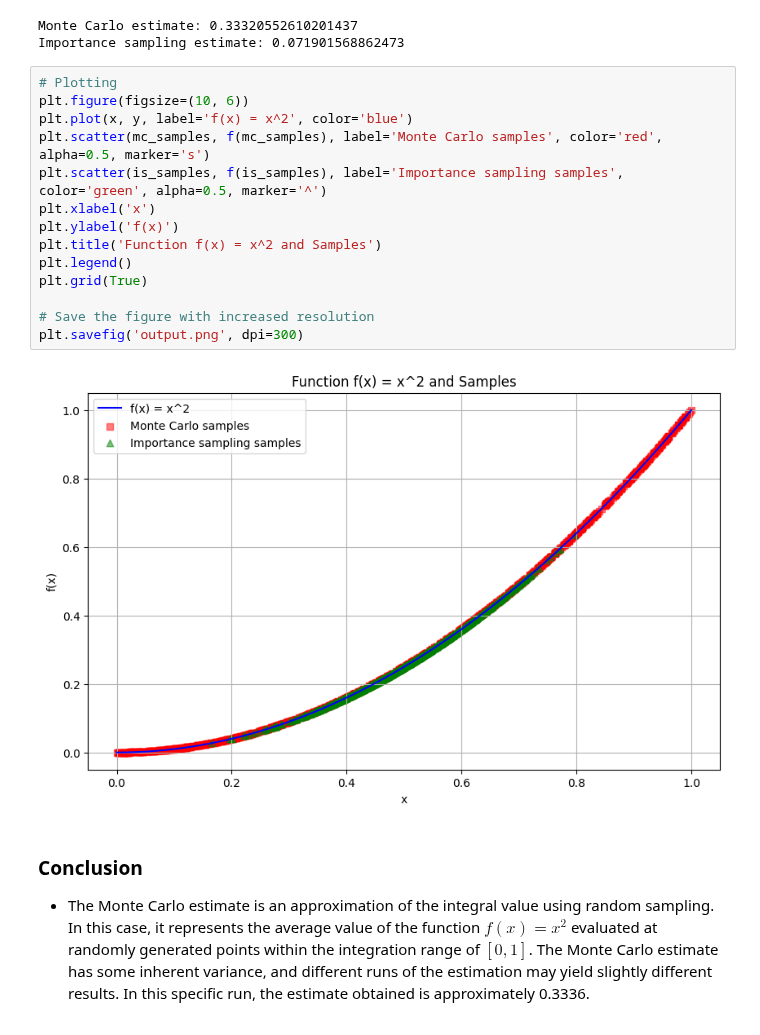
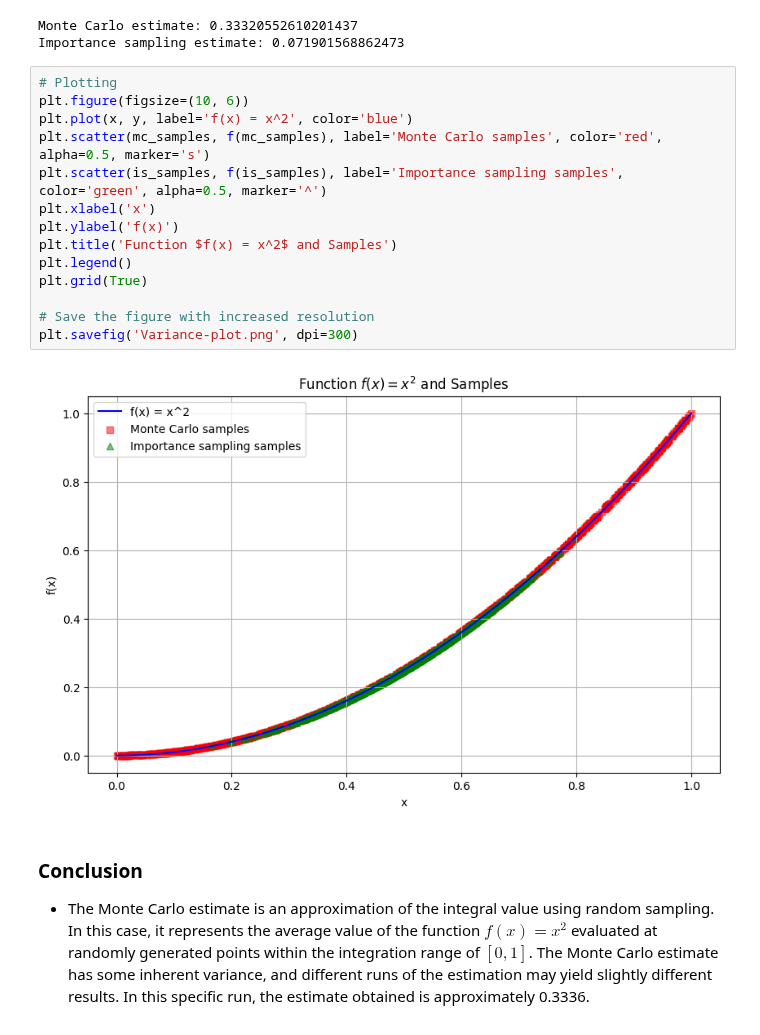
Before and after one commit to arunp77/MonteCarlo-simulation, a Jupyter notebook: Variance-reduction-techniques.ipynb, the cells around one changed output. Cells and saved outputs as stored; diff of their text form.

Commit message:
Variance reduction

```diff
--- a/Variance-reduction-techniques.ipynb
+++ b/Variance-reduction-techniques.ipynb
@@ -220,19 +220,19 @@ Importance sampling estimate: 0.071901568862473
 # %%
 # Plotting
 plt.figure(figsize=(10, 6))
 plt.plot(x, y, label='f(x) = x^2', color='blue')
 plt.scatter(mc_samples, f(mc_samples), label='Monte Carlo samples', color='red', alpha=0.5, marker='s')
 plt.scatter(is_samples, f(is_samples), label='Importance sampling samples', color='green', alpha=0.5, marker='^')
 plt.xlabel('x')
 plt.ylabel('f(x)')
-plt.title('Function f(x) = x^2 and Samples')
+plt.title('Function $f(x) = x^2$ and Samples')
 plt.legend()
 plt.grid(True)
 
 # Save the figure with increased resolution
-plt.savefig('output.png', dpi=300)
+plt.savefig('Variance-plot.png', dpi=300)
 # %% [output]
-[figure, old version]
+[figure, new version]
 # %% [markdown]
 ### Conclusion
 
```
Also changed, not shown: 2 other files.
